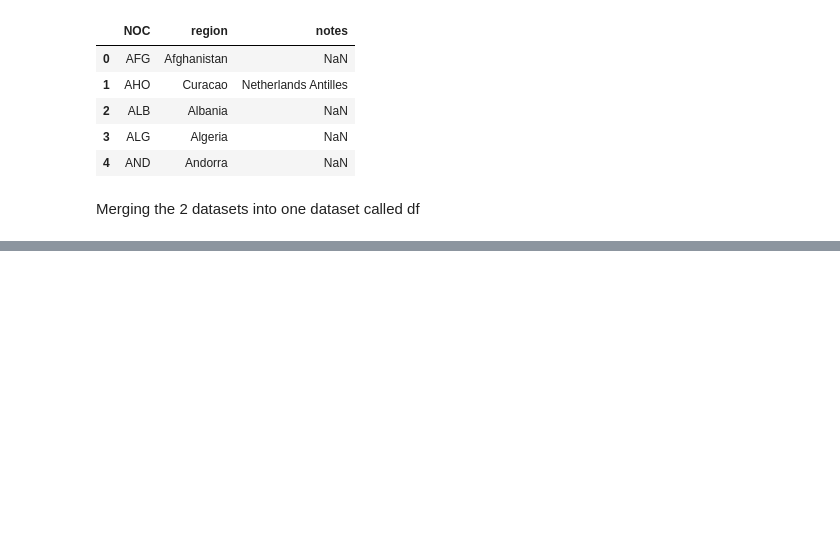
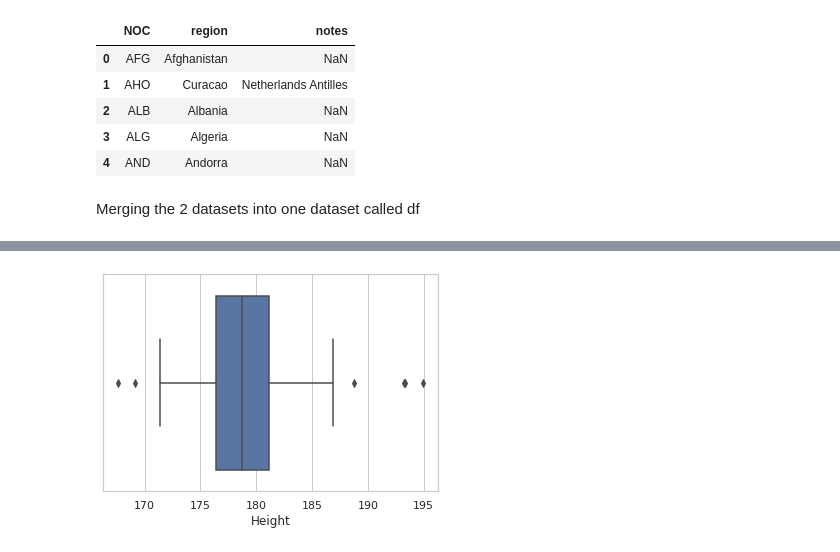
Before and after one commit to Nourankh20/Data-Visualization, a Jupyter notebook: Visualization.ipynb, the cells around one changed output, grey strips where cells are left out. Drawn from its saved outputs; the diff is of its cells as text; code cells hidden in the pictures; blank space fills up the shorter version.

```diff
--- a/Visualization.ipynb
+++ b/Visualization.ipynb
@@ -75,0 +102,4 @@ dtype: float64
+# %%
+ay = sns.boxplot(x=dropped_null_values_height_males)
+# %% [output]
+[figure, added]
```
Also changed, not shown: parts of 15 cells of this notebook.
